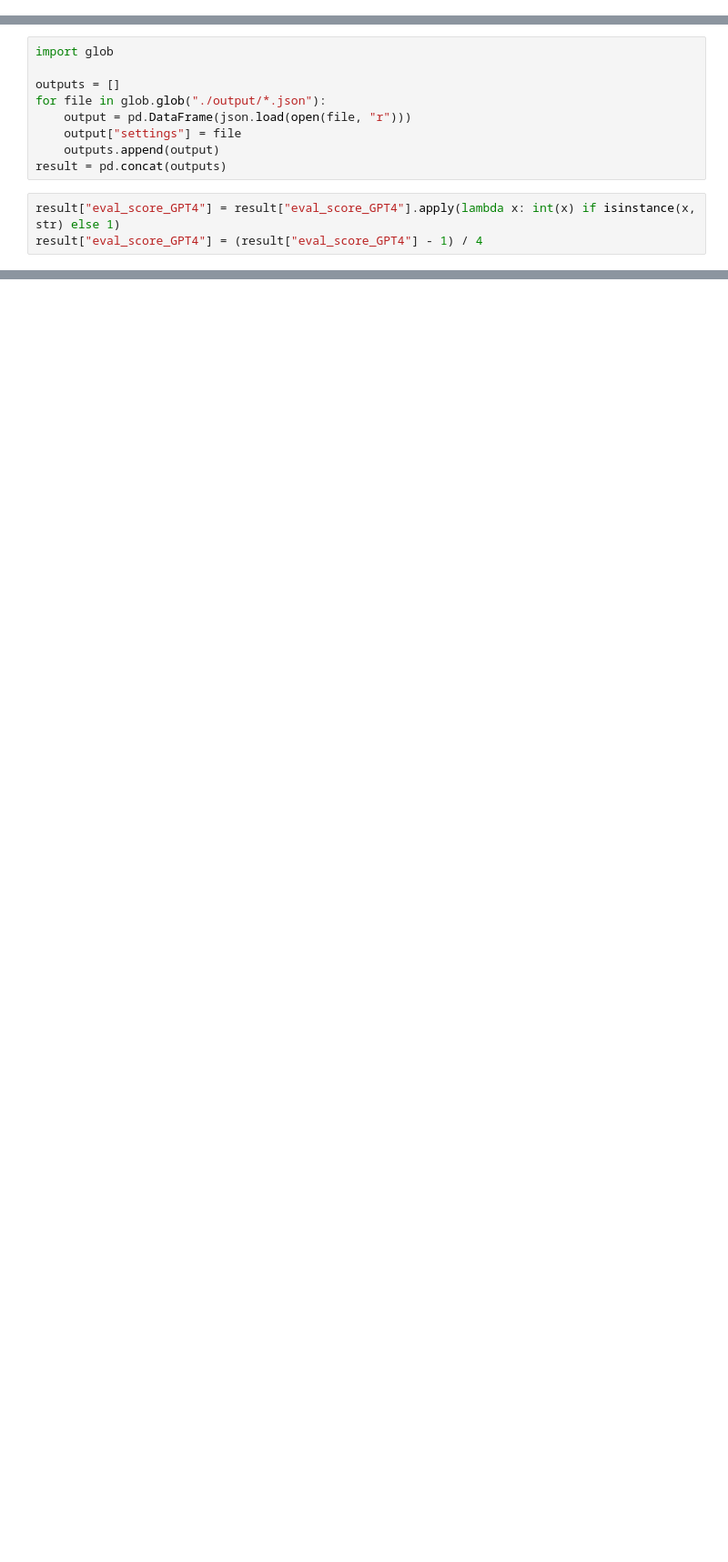
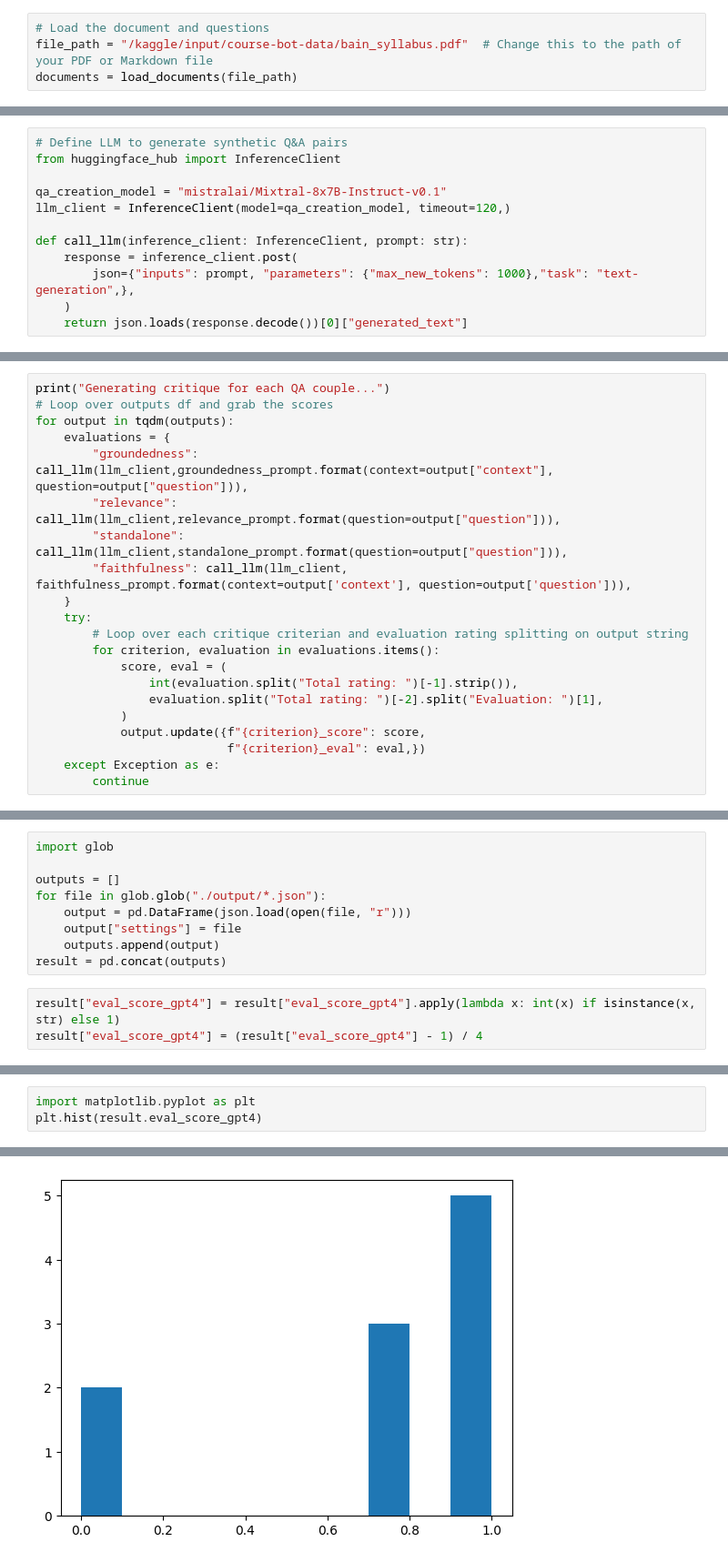
Before and after one commit to reggiebain/course-assistant-bot, a Jupyter notebook: src/rag-eval.ipynb, the cells around one changed output, grey strips where cells are left out. Shown at 91% size. Drawn from its saved outputs; the diff is of its cells as text; blank space fills up the shorter version.

```diff
--- a/src/rag-eval.ipynb
+++ b/src/rag-eval.ipynb
@@ -426,0 +87,4 @@ def load_embeddings(
+# %%
+# Load the document and questions
+file_path = "/kaggle/input/course-bot-data/bain_syllabus.pdf"  # Change this to the path of your PDF or Markdown file
+documents = load_documents(file_path)
@@ -426,0 +120,12 @@ def load_embeddings(
+# %%
+# Define LLM to generate synthetic Q&A pairs
+from huggingface_hub import InferenceClient
+
+qa_creation_model = "mistralai/Mixtral-8x7B-Instruct-v0.1"
+llm_client = InferenceClient(model=qa_creation_model, timeout=120,)
+
+def call_llm(inference_client: InferenceClient, prompt: str):
+    response = inference_client.post(
+        json={"inputs": prompt, "parameters": {"max_new_tokens": 1000},"task": "text-generation",},
+    )
+    return json.loads(response.decode())[0]["generated_text"]
@@ -426,0 +308,21 @@ def load_embeddings(
+# %%
+print("Generating critique for each QA couple...")
+# Loop over outputs df and grab the scores
+for output in tqdm(outputs):
+    evaluations = {
+        "groundedness": call_llm(llm_client,groundedness_prompt.format(context=output["context"], question=output["question"])),
+        "relevance": call_llm(llm_client,relevance_prompt.format(question=output["question"])),
+        "standalone": call_llm(llm_client,standalone_prompt.format(question=output["question"])),
+        "faithfulness": call_llm(llm_client, faithfulness_prompt.format(context=output['context'], question=output['question'])),
+    }
+    try:
+        # Loop over each critique criterian and evaluation rating splitting on output string
+        for criterion, evaluation in evaluations.items():
+            score, eval = (
+                int(evaluation.split("Total rating: ")[-1].strip()),
+                evaluation.split("Total rating: ")[-2].split("Evaluation: ")[1],
+            )
+            output.update({f"{criterion}_score": score,
+                           f"{criterion}_eval": eval,})
+    except Exception as e:
+        continue
@@ -670,6 +716,6 @@ for file in glob.glob("./output/*.json"):
     outputs.append(output)
 result = pd.concat(outputs)
 # %%
-result["eval_score_GPT4"] = result["eval_score_GPT4"].apply(lambda x: int(x) if isinstance(x, str) else 1)
-result["eval_score_GPT4"] = (result["eval_score_GPT4"] - 1) / 4
+result["eval_score_gpt4"] = result["eval_score_gpt4"].apply(lambda x: int(x) if isinstance(x, str) else 1)
+result["eval_score_gpt4"] = (result["eval_score_gpt4"] - 1) / 4
 # %%
@@ -677,0 +728,4 @@ average_scores.sort_values()
+# %%
+import matplotlib.pyplot as plt
+plt.hist(result.eval_score_gpt4)
+# %% [output]
@@ -677,0 +735 @@ average_scores.sort_values()
+[figure, added]
```
Also changed, not shown: parts of 52 cells of this notebook.
